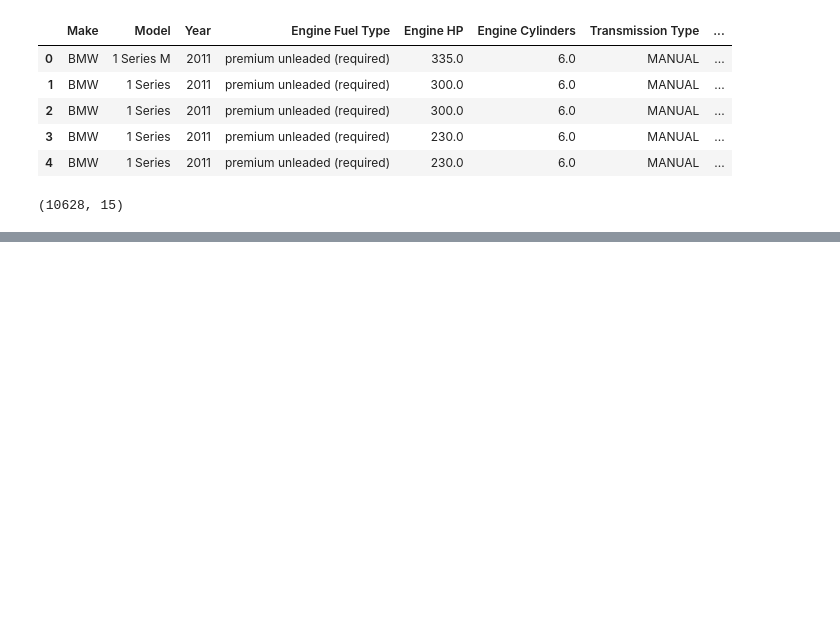
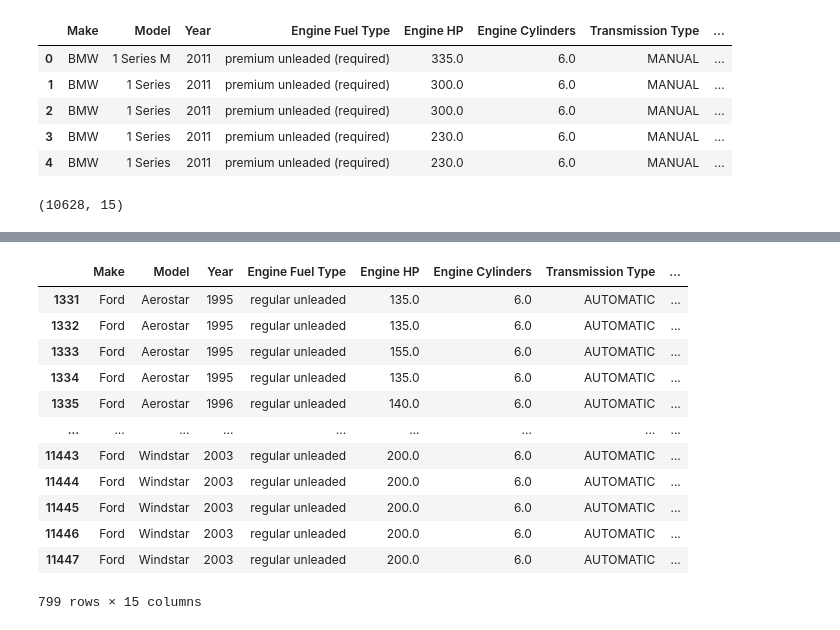
Before and after one commit to owaisnadeem18/Continuing_AI_Course_Saylani, a Jupyter notebook: August Monthly Test Preparation EDA and Linear + Logistic Regression/Lecture_13_EDA_HTS_irfan_malik.ipynb, the cells around one changed output, grey strips where cells are left out. Drawn from its saved outputs; the diff is of its cells as text; code cells hidden in the pictures; blank space fills up the shorter version.

```diff
--- a/August Monthly Test Preparation EDA and Linear + Logistic Regression/Lecture_13_EDA_HTS_irfan_malik.ipynb
+++ b/August Monthly Test Preparation EDA and Linear + Logistic Regression/Lecture_13_EDA_HTS_irfan_malik.ipynb
@@ -398,0 +440,16 @@ df.shape
+# %%
+df[df["Popularity"] == 5657]
+# %% [output]
+|  | Make | Model | Year | Engine Fuel Type | Engine HP | Engine Cylinders | Transmission Type | ... |
+| 1331 | Ford | Aerostar | 1995 | regular unleaded | 135.0 | 6.0 | AUTOMATIC | ... |
+| 1332 | Ford | Aerostar | 1995 | regular unleaded | 135.0 | 6.0 | AUTOMATIC | ... |
+| 1333 | Ford | Aerostar | 1995 | regular unleaded | 155.0 | 6.0 | AUTOMATIC | ... |
+| 1334 | Ford | Aerostar | 1995 | regular unleaded | 135.0 | 6.0 | AUTOMATIC | ... |
+| 1335 | Ford | Aerostar | 1996 | regular unleaded | 140.0 | 6.0 | AUTOMATIC | ... |
+| ... | ... | ... | ... | ... | ... | ... | ... | ... |
+| 11443 | Ford | Windstar | 2003 | regular unleaded | 200.0 | 6.0 | AUTOMATIC | ... |
+| 11444 | Ford | Windstar | 2003 | regular unleaded | 200.0 | 6.0 | AUTOMATIC | ... |
+| 11445 | Ford | Windstar | 2003 | regular unleaded | 200.0 | 6.0 | AUTOMATIC | ... |
+| 11446 | Ford | Windstar | 2003 | regular unleaded | 200.0 | 6.0 | AUTOMATIC | ... |
+| 11447 | Ford | Windstar | 2003 | regular unleaded | 200.0 | 6.0 | AUTOMATIC | ... |
+799 rows × 15 columns
```
Also changed, not shown: parts of 8 cells of this notebook.
